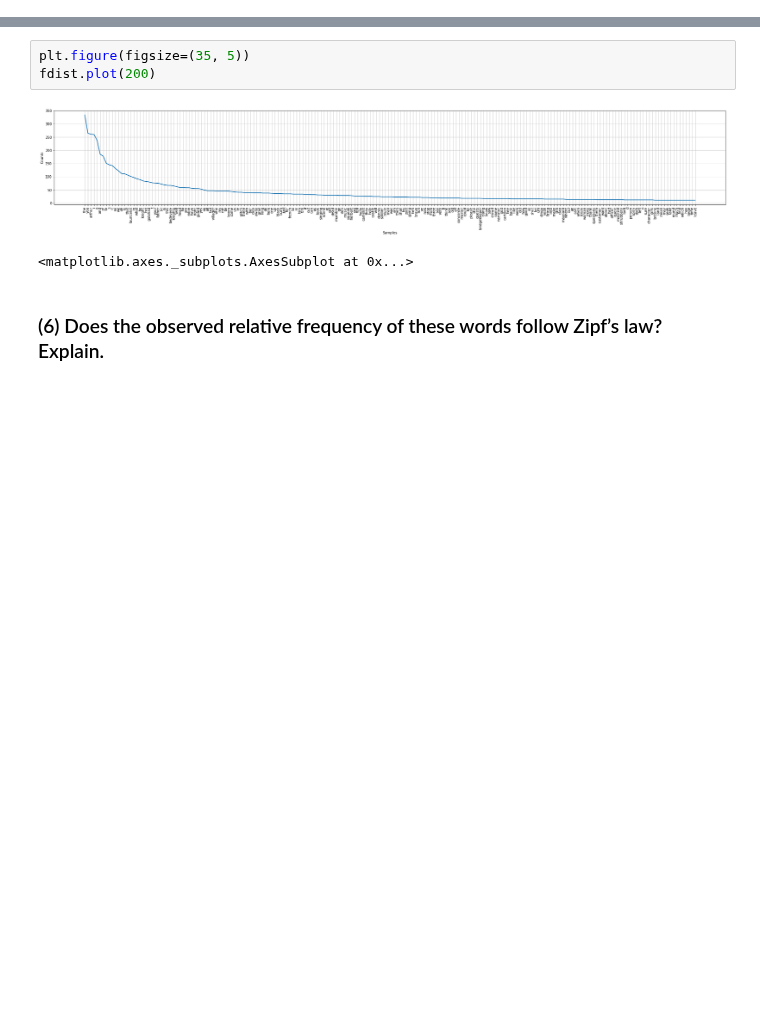
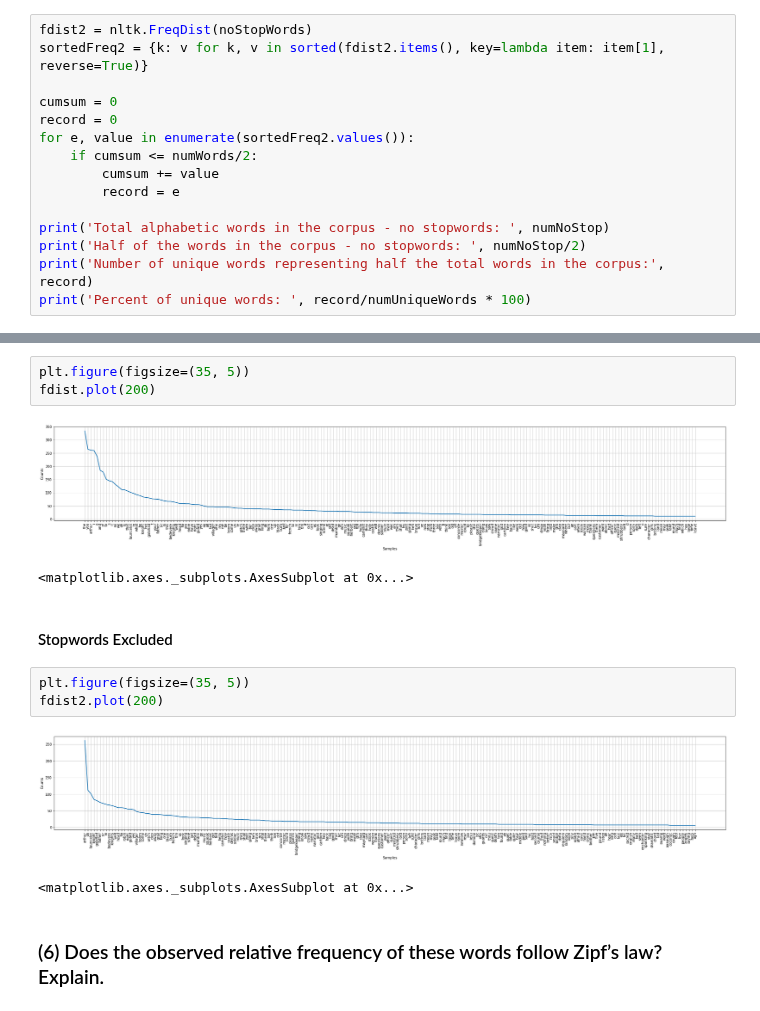
Before and after one commit to amberferger/DATA620_Group_Assignments, a Jupyter notebook: HW5/DATA620_HW5.ipynb, the cells around one changed output, grey strips where cells are left out. Cells and saved outputs as stored; diff of their text form; blank space fills up the shorter version.

```diff
--- a/HW5/DATA620_HW5.ipynb
+++ b/HW5/DATA620_HW5.ipynb
@@ -111,0 +132,15 @@ This tells us that about 4.2% of unique words in the corpus represent half of th
+# %%
+fdist2 = nltk.FreqDist(noStopWords)
+sortedFreq2 = {k: v for k, v in sorted(fdist2.items(), key=lambda item: item[1], reverse=True)}
+
+cumsum = 0
+record = 0
+for e, value in enumerate(sortedFreq2.values()):
+    if cumsum <= numWords/2:
+        cumsum += value
+        record = e
+
+print('Total alphabetic words in the corpus - no stopwords: ', numNoStop)
+print('Half of the words in the corpus - no stopwords: ', numNoStop/2)
+print('Number of unique words representing half the total words in the corpus:', record)
+print('Percent of unique words: ', record/numUniqueWords * 100)
@@ -151,5 +217,13 @@ fdist.plot(200)
 # %% [output]
 [figure]
 <matplotlib.axes._subplots.AxesSubplot at 0x...>
+# %% [markdown]
+#### Stopwords Excluded
+# %%
+plt.figure(figsize=(35, 5))
+fdist2.plot(200)
+# %% [output]
+[figure, added]
+<matplotlib.axes._subplots.AxesSubplot at 0x...>
 # %% [markdown]
 ### (6) Does the observed relative frequency of these words follow Zipf’s law? Explain.
```
Also changed, not shown: parts of 20 cells of this notebook, 1 other file.
